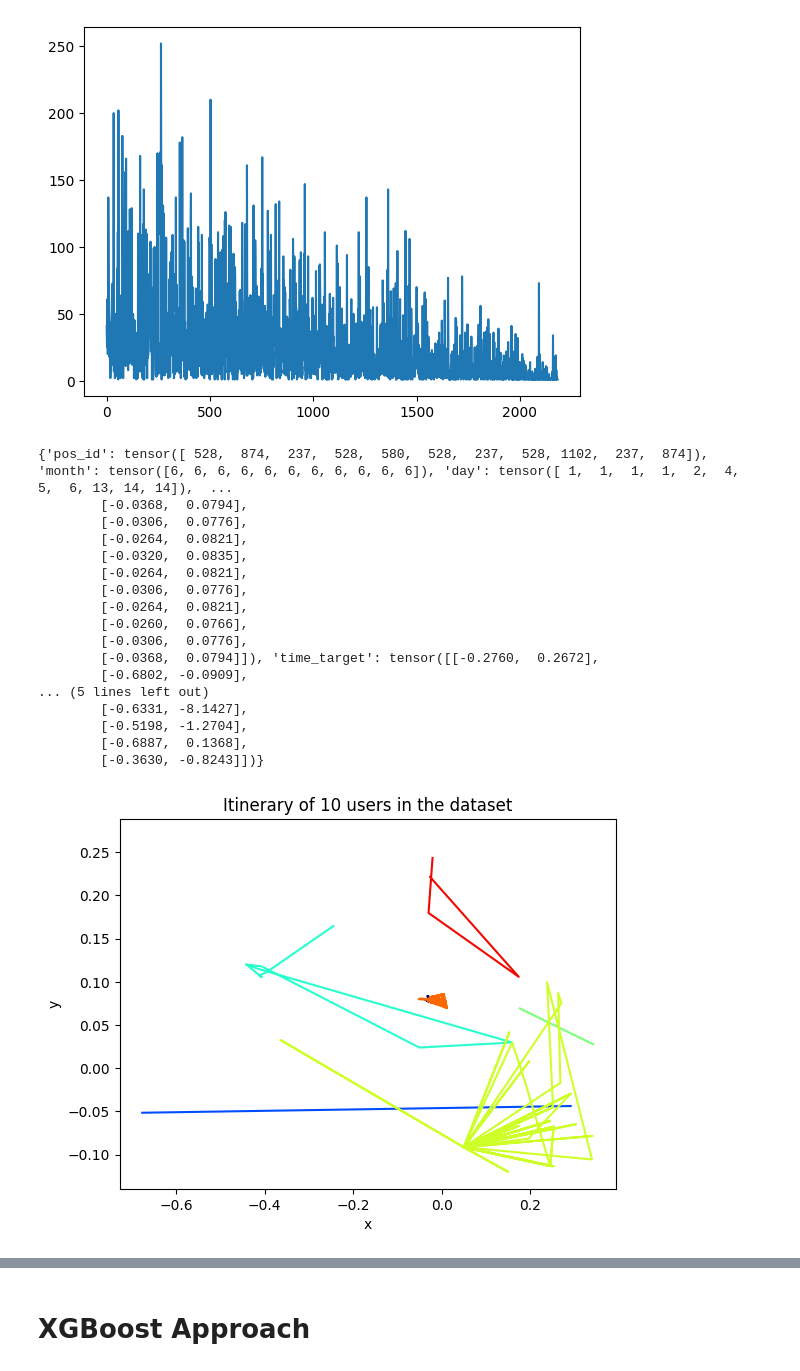
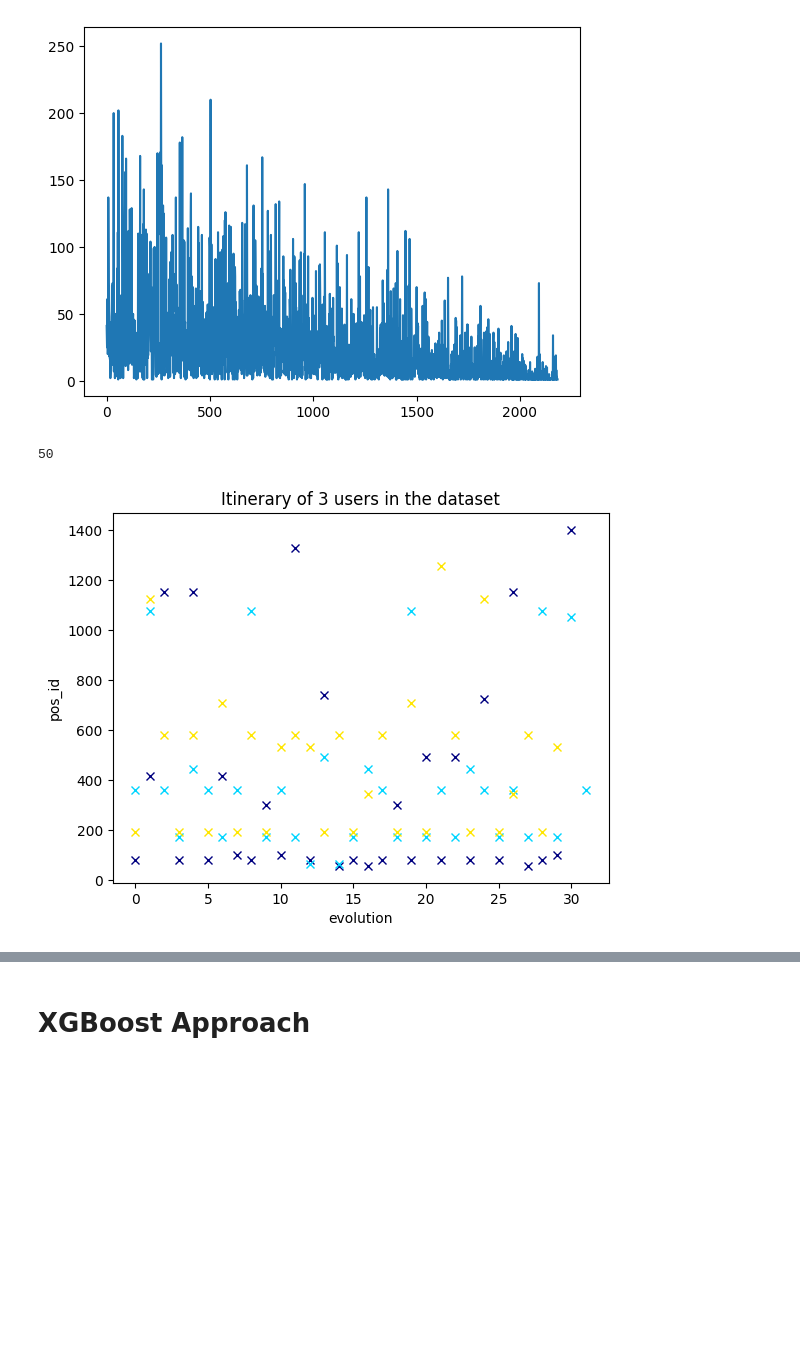
Before and after one commit to briag1/ProjetLong, a Jupyter notebook: Projet_Long_3_dt.ipynb, the cells around one changed output, grey strips where cells are left out. Cells and saved outputs as stored; diff of their text form; code cells hidden in the pictures; blank space fills up the shorter version.

```diff
--- a/Projet_Long_3_dt.ipynb
+++ b/Projet_Long_3_dt.ipynb
@@ -1545,10 +1811,20 @@ if None:
 inputs_without_pos_id=[]
 pos_id_targets=[]
 pos_ids=[]
+time_targets=[]
 for user in list_users:
   inputs_without_pos_id.append(user["input"])
   pos_id_targets.append(user["pos_id_target"])
+  time_targets.append(user["time_target"])
   pos_ids.append(user["pos_id"])
 print(inputs_without_pos_id[0].shape,pos_id_targets[0].shape,pos_ids[0].shape)
+
+#delete inputs which have less than 5 elements
+inputs_without_pos_id=[inputs for inputs in inputs_without_pos_id if inputs.shape[0]>=10]
+pos_id_targets=[pos_id for pos_id in pos_id_targets if pos_id.shape[0]>=10]
+time_targets=[time for time in time_targets if time.shape[0]>=10]
+pos_ids=[pos_id for pos_id in pos_ids if pos_id.shape[0]>=10]
+
+print(len(pos_id_targets))
 # %% [output]
 torch.Size([11, 2]) torch.Size([11]) torch.Size([11])
@@ -1646,42 +1992,38 @@ max number of connections for each class 252 195
 [figure]
 # %%
 import matplotlib.colors as colors
-print(list_users[0])
-
+# print(list_users[0])
+group_of_10 = [[list_users[i] for i in group_users_id[j]] for j in range(len(group_users_id))]
+# print(group_of_10)
 # create a color map
+print(len(group_users_id))
+number_user_plot = 3
+number_group_to_plot = 6
 cmap = plt.cm.jet
-norm = colors.Normalize(vmin=0, vmax=10)
+norm = colors.Normalize(vmin=0, vmax=number_user_plot)
 
 # plot the itinerary of 10 users in the dataset
 fig, ax = plt.subplots()
-for i in range(10):
-    user = list_users[i]
-    x = user['input'][:,0].numpy()
-    y = user['input'][:,1].numpy()
+for i in range(number_user_plot):
+    # user = group_of_10[5][i]
+    user = np.random.choice(group_of_10[number_group_to_plot])
+    pos_id = user["pos_id"]
     color = cmap(norm(i))
-    ax.plot(x, y, color=color)
-ax.set_xlabel('x')n
-ax.set_title('Itinerary of 10 users in the dataset')
+    ax.plot([i for i in range(len(pos_id))], pos_id,  'x', color=color)
+ax.set_xlabel('evolution')
+ax.set_ylabel('pos_id')
+#     ax.plot(pos_id, 'x', color=color, label=f'user {i}')
+# ax.set_ylabel('pos_id')
+#     x = user['input'][:,0].numpy()
+#     y = user['input'][:,1].numpy()
+#     color = cmap(norm(i))
+#     ax.plot(x, y,'x', color=color)
+# ax.set_xlabel('x')
+ax.set_title('Itinerary of ' + str(number_user_plot)+ ' users in the dataset')
 plt.show()
 # %% [output]
-{'pos_id': tensor([ 528,  874,  237,  528,  580,  528,  237,  528, 1102,  237,  874]), 'month': tensor([6, 6, 6, 6, 6, 6, 6, 6, 6, 6, 6]), 'day': tensor([ 1,  1,  1,  1,  2,  4,  5,  6, 13, 14, 14]),  ...
-        [-0.0368,  0.0794],
-        [-0.0306,  0.0776],
-        [-0.0264,  0.0821],
-        [-0.0320,  0.0835],
-        [-0.0264,  0.0821],
-        [-0.0306,  0.0776],
-        [-0.0264,  0.0821],
-        [-0.0260,  0.0766],
-        [-0.0306,  0.0776],
-        [-0.0368,  0.0794]]), 'time_target': tensor([[-0.2760,  0.2672],
-        [-0.6802, -0.0909],
-... (5 lines left out)
-        [-0.6331, -8.1427],
-        [-0.5198, -1.2704],
-        [-0.6887,  0.1368],
-        [-0.3630, -0.8243]])}
+50
-[figure, old version]
+[figure, new version]
 # %%
 import matplotlib.cm as cm
 def plot_itinerary(list_users):
```
Also changed, not shown: parts of 23 cells of this notebook.
